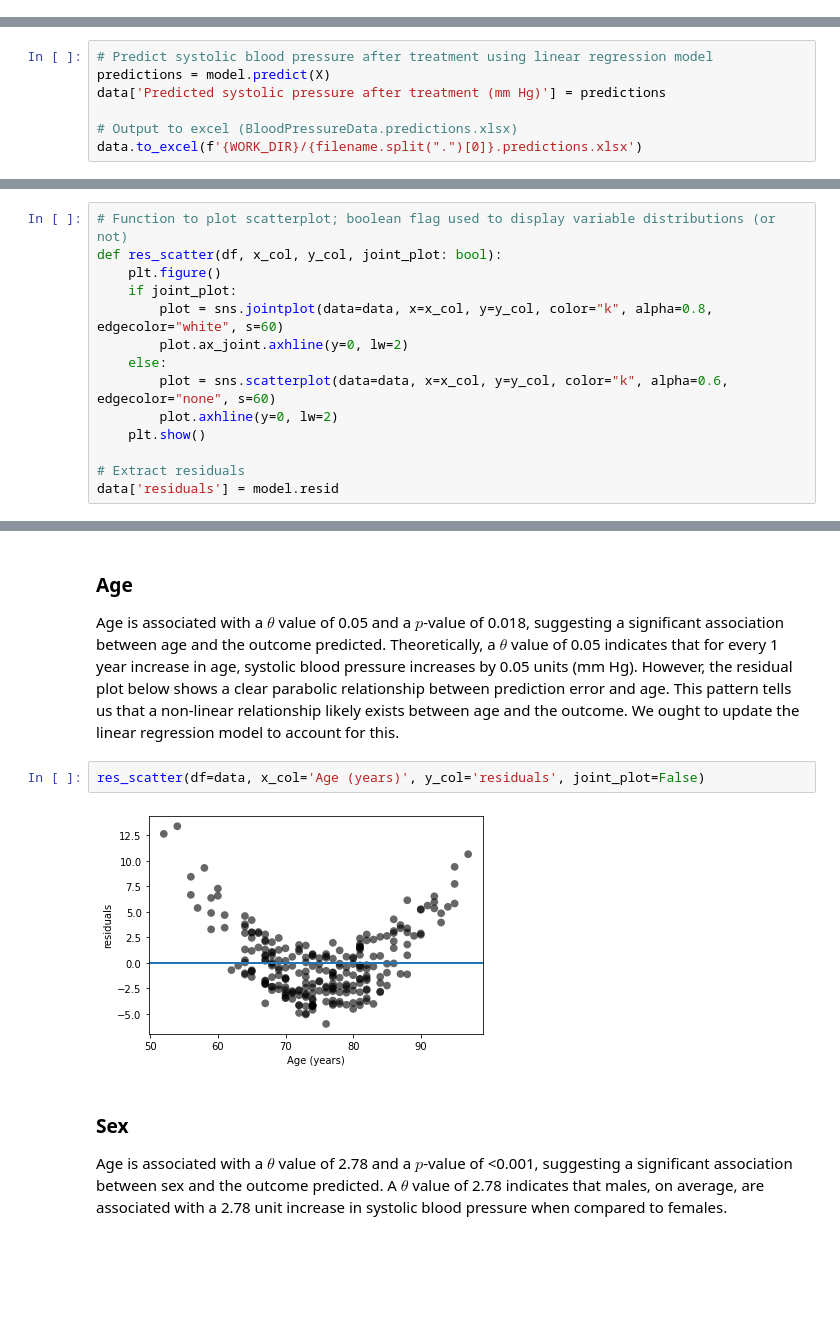
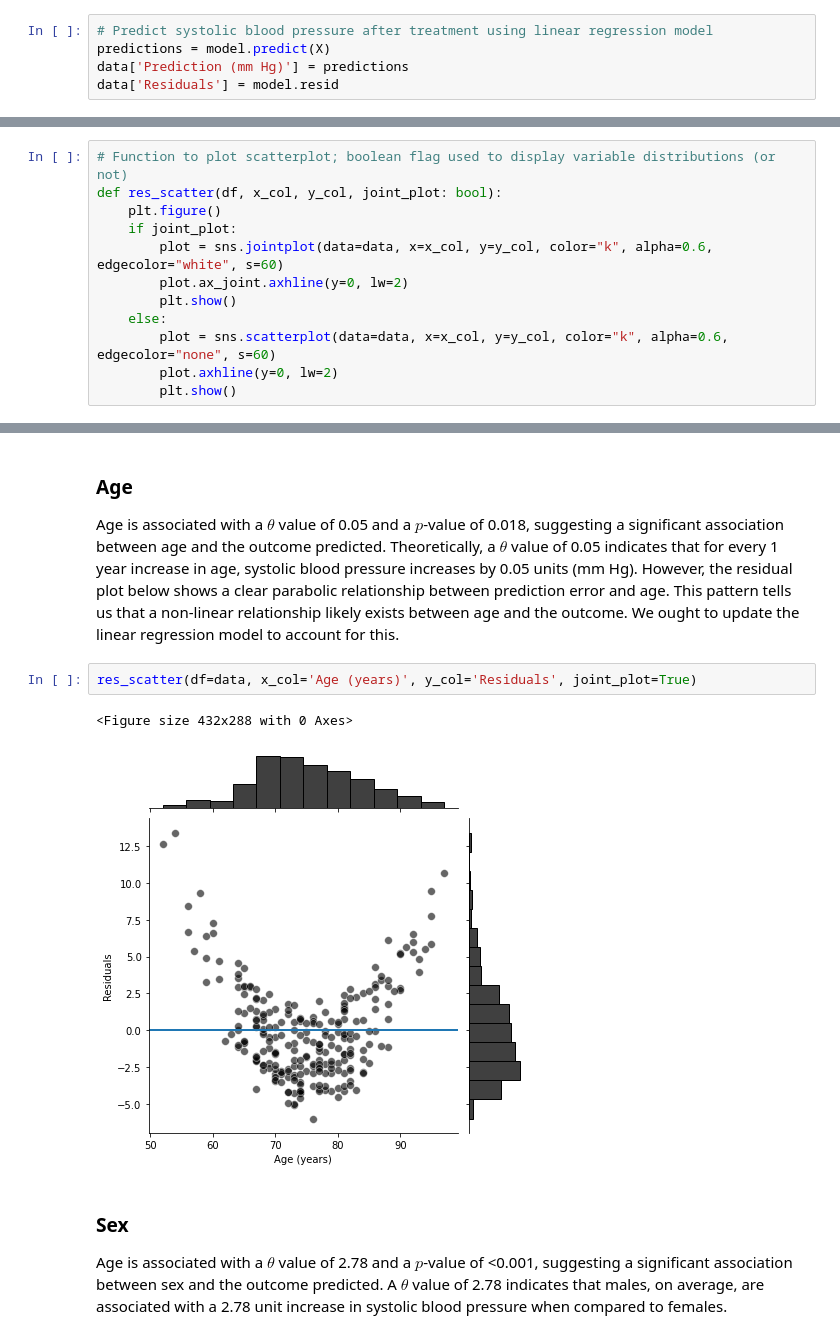
Before and after one commit to BrentonGraham/biomedical-ml-anschutz, a Jupyter notebook: 1. Linear Regression/LinearRegression.ipynb, the cells around one changed output, grey strips where cells are left out. Saved outputs shown, nothing was run; the diff lists cells and outputs as text; blank space fills up the shorter version.

```diff
--- a/1. Linear Regression/LinearRegression.ipynb
+++ b/1. Linear Regression/LinearRegression.ipynb
@@ -78,4 +85,9 @@ Notes:
 [1] Standard Errors assume that the covariance matrix of the errors is correctly specified.
 [2] The condition number is large, 2.63e+03. This might indicate that there are
 strong multicollinearity or other numerical problems.
+# %%
+# Predict systolic blood pressure after treatment using linear regression model
+predictions = model.predict(X)
+data['Prediction (mm Hg)'] = predictions
+data['Residuals'] = model.resid
 # %% [markdown]
@@ -103,10 +113,3 @@ Adjusted R-squared: 0.96
-# %%
-# Predict systolic blood pressure after treatment using linear regression model
-predictions = model.predict(X)
-data['Predicted systolic pressure after treatment (mm Hg)'] = predictions
-
-# Output to excel (BloodPressureData.predictions.xlsx)
-data.to_excel(f'{WORK_DIR}/{filename.split(".")[0]}.predictions.xlsx')
 # %% [markdown]
 # Model Diagnostics & Discussion
 # %%
@@ -114,15 +117,13 @@ data.to_excel(f'{WORK_DIR}/{filename.split(".")[0]}.predictions.xlsx')
 def res_scatter(df, x_col, y_col, joint_plot: bool):
     plt.figure()
     if joint_plot:
-        plot = sns.jointplot(data=data, x=x_col, y=y_col, color="k", alpha=0.8, edgecolor="white", s=60)
+        plot = sns.jointplot(data=data, x=x_col, y=y_col, color="k", alpha=0.6, edgecolor="white", s=60)
         plot.ax_joint.axhline(y=0, lw=2)
+        plt.show()
     else:
         plot = sns.scatterplot(data=data, x=x_col, y=y_col, color="k", alpha=0.6, edgecolor="none", s=60)
         plot.axhline(y=0, lw=2)
-    plt.show()
-
-# Extract residuals
-data['residuals'] = model.resid
+        plt.show()
 # %% [markdown]
 ## Residuals vs Predicted Outcome
 The residual distribution is not evenly/normally distributed around zero. The skew exists due to outlier residual values above the y axis - these are observations in which the model underpredicted the true value.
@@ -140,9 +139,10 @@ res_scatter(df=data,
 
 Age is associated with a $\theta$ value of 0.05 and a $p$-value of 0.018, suggesting a significant association between age and the outcome predicted. Theoretically, a $\theta$ value of 0.05 indicates that for every 1 year increase in age, systolic blood pressure increases by 0.05 units (mm Hg). However, the residual plot below shows a clear parabolic relationship between prediction error and age. This pattern tells us that a non-linear relationship likely exists between age and the outcome. We ought to update the linear regression model to account for this.
 # %%
-res_scatter(df=data, x_col='Age (years)', y_col='residuals', joint_plot=False)
+res_scatter(df=data, x_col='Age (years)', y_col='Residuals', joint_plot=True)
 # %% [output]
+<Figure size 432x288 with 0 Axes>
-[figure, old version]
+[figure, new version]
 # %% [markdown]
 ### Sex
 Age is associated with a $\theta$ value of 2.78 and a $p$-value of <0.001, suggesting a significant association between sex and the outcome predicted. A $\theta$ value of 2.78 indicates that males, on average, are associated with a 2.78 unit increase in systolic blood pressure when compared to females.
```
Also changed, not shown: parts of 20 cells of this notebook, 1 other file.
